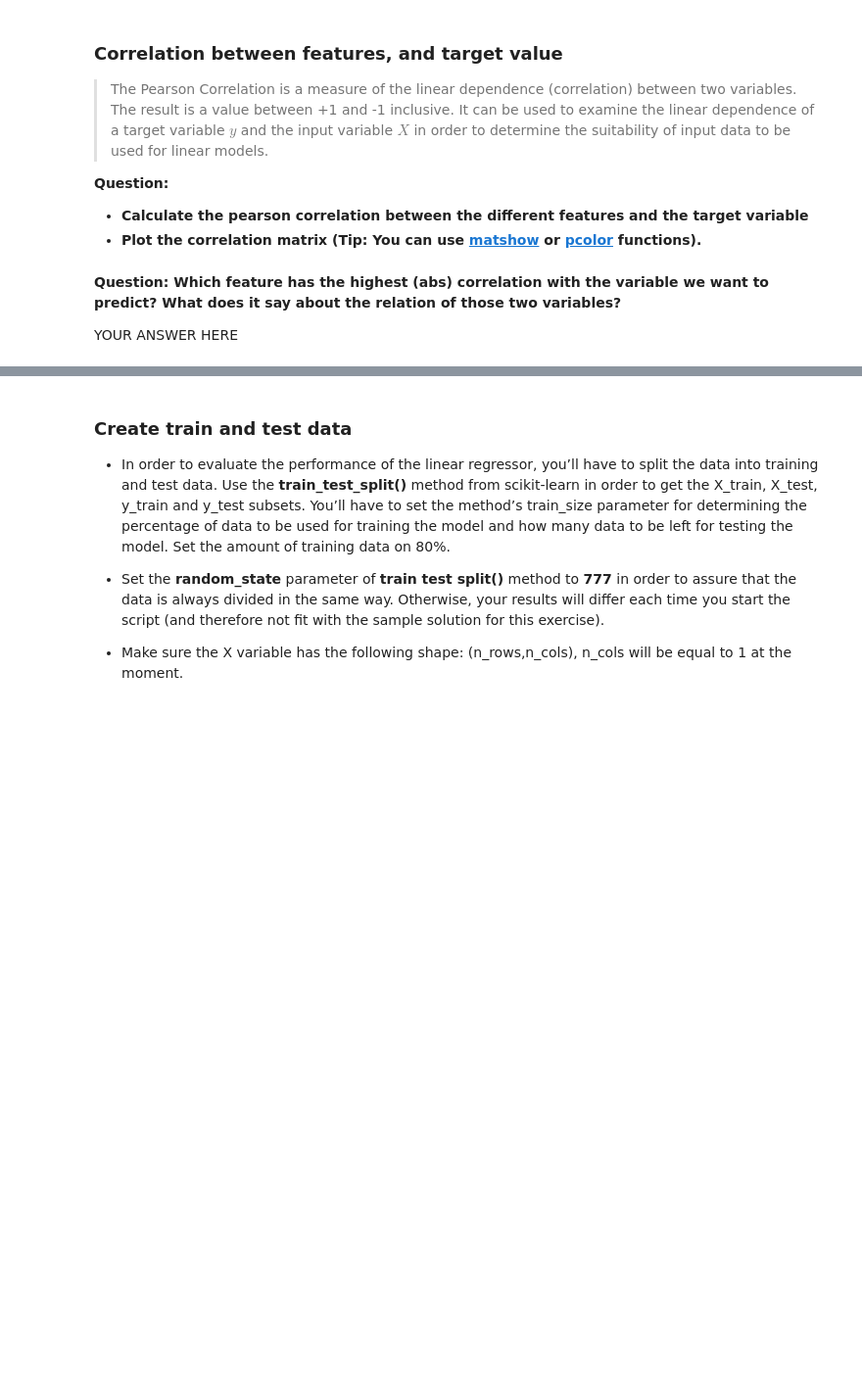
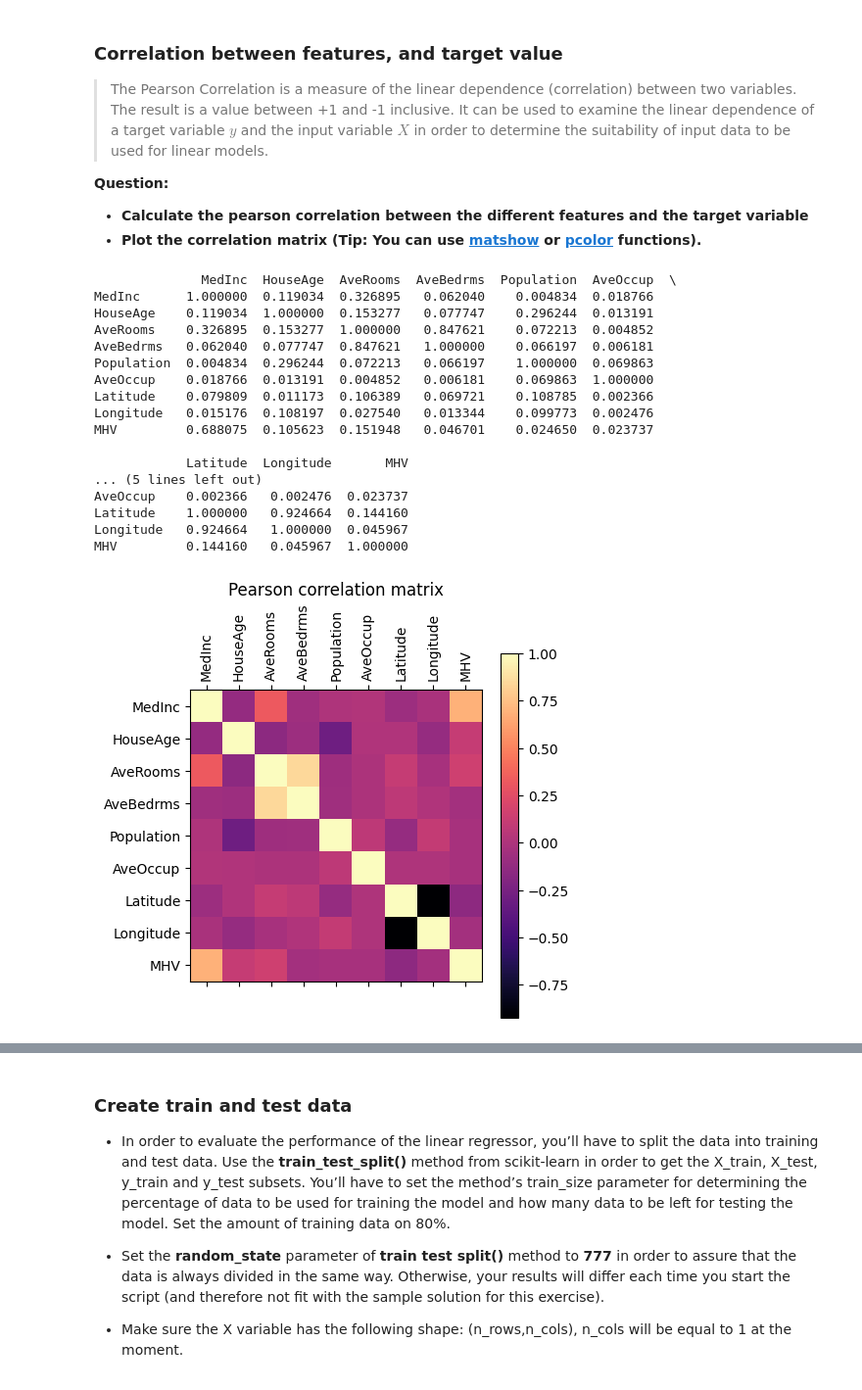
Before and after one commit to cesarz10/Data-Analytics-Healthcare, a Jupyter notebook: Lab_5_machine_learning/Part 1 - Linear Regression.ipynb, the cells around one changed output, grey strips where cells are left out. Shown at 98% size. Saved outputs shown, nothing was run; the diff lists cells and outputs as text; code cells hidden in the pictures; blank space fills up the shorter version.

```diff
--- a/Lab_5_machine_learning/Part 1 - Linear Regression.ipynb
+++ b/Lab_5_machine_learning/Part 1 - Linear Regression.ipynb
@@ -412,4 +435,0 @@ raise NotImplementedError()
-# %% [markdown]
-**Question: Which feature has the highest (abs) correlation with the variable we want to predict? What does it say about the relation of those two variables?**
-
-YOUR ANSWER HERE
@@ -419,0 +436,29 @@ assert dummy_var, "Do not forget to answer the previous' cell question, once you
+# %%
+pearson_mat = df.corr() # defaults to pearson correlation
+print(abs(pearson_mat))
+
+plt.matshow(pearson_mat, cmap='magma')
+plt.xticks(np.arange(0, len(pearson_mat)), labels=df.keys, rotation='vertical')
+plt.yticks(np.arange(0, len(pearson_mat)), labels=df.keys)
+plt.title('Pearson correlation matrix')
+plt.colorbar(cmap='magma')
+plt.show()
+# %% [output]
+              MedInc  HouseAge  AveRooms  AveBedrms  Population  AveOccup  \
+MedInc      1.000000  0.119034  0.326895   0.062040    0.004834  0.018766
+HouseAge    0.119034  1.000000  0.153277   0.077747    0.296244  0.013191
+AveRooms    0.326895  0.153277  1.000000   0.847621    0.072213  0.004852
+AveBedrms   0.062040  0.077747  0.847621   1.000000    0.066197  0.006181
+Population  0.004834  0.296244  0.072213   0.066197    1.000000  0.069863
+AveOccup    0.018766  0.013191  0.004852   0.006181    0.069863  1.000000
+Latitude    0.079809  0.011173  0.106389   0.069721    0.108785  0.002366
+Longitude   0.015176  0.108197  0.027540   0.013344    0.099773  0.002476
+MHV         0.688075  0.105623  0.151948   0.046701    0.024650  0.023737
+
+            Latitude  Longitude       MHV
+... (5 lines left out)
+AveOccup    0.002366   0.002476  0.023737
+Latitude    1.000000   0.924664  0.144160
+Longitude   0.924664   1.000000  0.045967
+MHV         0.144160   0.045967  1.000000
+[figure, added]
```
Also changed, not shown: parts of 30 cells of this notebook.
